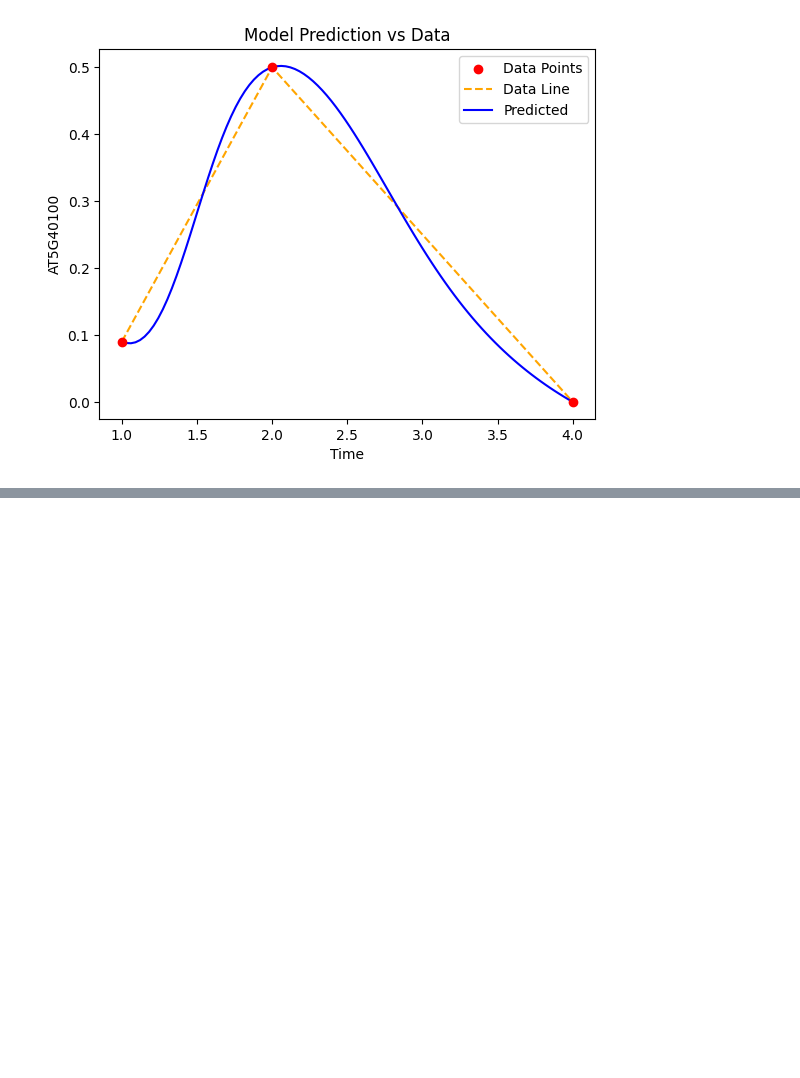
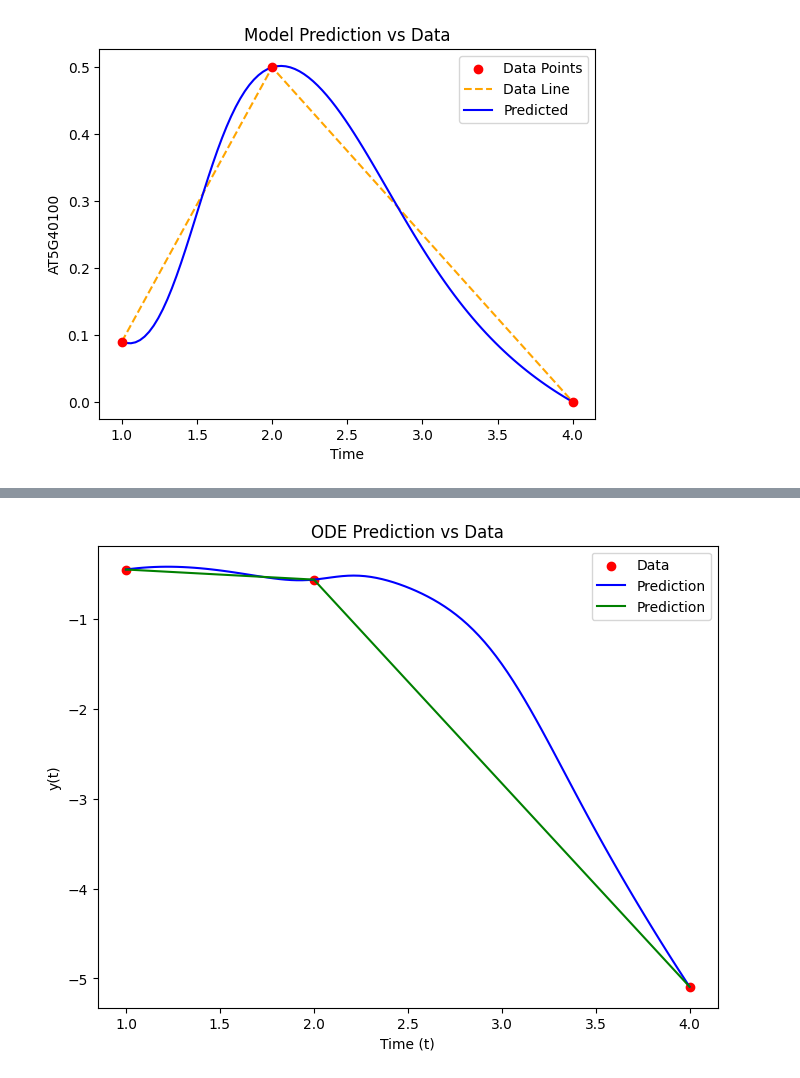
Before and after one commit to prabal5ghosh/research-project-on-physics-informed-machine-learning-on-transcriptomics-data, a Jupyter notebook: pinn_1.ipynb, the cells around one changed output, grey strips where cells are left out. Drawn from its saved outputs; the diff is of its cells as text; code cells hidden in the pictures; blank space fills up the shorter version.

```diff
--- a/pinn_1.ipynb
+++ b/pinn_1.ipynb
@@ -837,0 +1018,13 @@ k: -0.397690, c: -0.128836
+# %%
+plt.figure(figsize=(8, 6))
+plt.scatter(t_data.detach().numpy(), y_data.numpy(), color='red', label='Data')
+plt.plot(t_test.detach().numpy(), y_pred, label='Prediction', color='blue')
+plt.plot(t_data.detach().numpy(), y_data.detach().numpy(), label='Prediction', color='green')
+
+plt.title('ODE Prediction vs Data')
+plt.xlabel('Time (t)')
+plt.ylabel('y(t)')
+plt.legend()
+plt.show()
+# %% [output]
+[figure, added]
```
Also changed, not shown: parts of 10 cells of this notebook.
